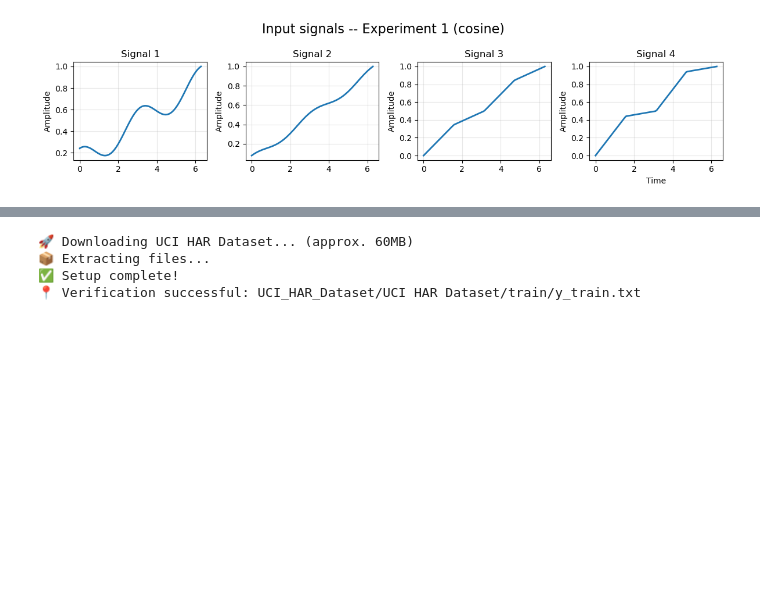
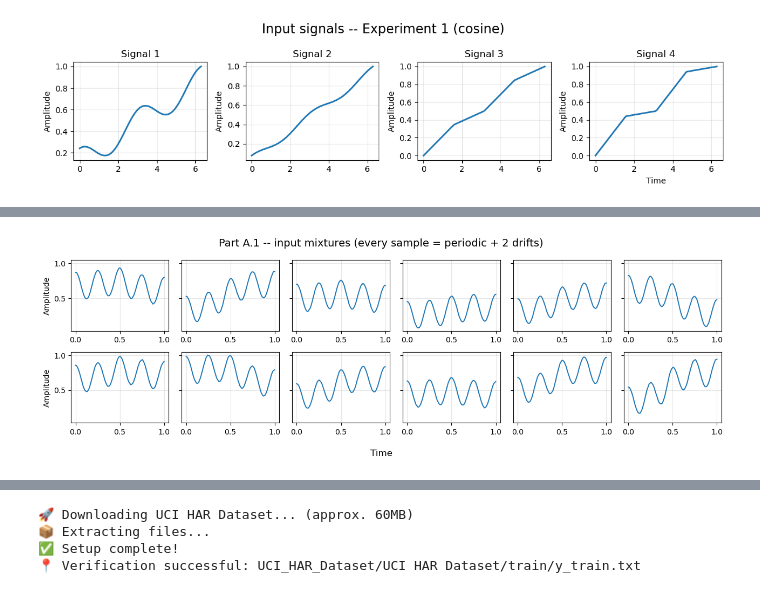
Before and after one commit to shizuo-kaji/TopNMF, a Jupyter notebook: notebook/1DSignal.ipynb, the cells around one changed output, grey strips where cells are left out. Drawn from its saved outputs; the diff is of its cells as text; code cells hidden in the pictures; blank space fills up the shorter version.

```diff
--- a/notebook/1DSignal.ipynb
+++ b/notebook/1DSignal.ipynb
@@ -250,18 +232,0 @@ plt.close("all")
-# %%
-# Standard NMF for comparison with Part B (unimodal basis)
-nmf_pwl = NMF(n_components=3, init='random', random_state=42)
-W_pwl_nmf = nmf_pwl.fit_transform(X_pwl)
-H_pwl_nmf = nmf_pwl.components_
-
-fig, axes = plt.subplots(1, 3, figsize=(18, 4))
-fig.suptitle("Standard NMF basis components", fontsize=16)
-
-for i, ax in enumerate(axes):
-    ax.plot(t_pwl, H_pwl_nmf[i], linewidth=2, color="tab:green")
-    ax.set_xlabel("Time")
-    ax.set_ylabel("Amplitude")
-    ax.set_title(f"NMF Basis {i + 1}")
-    ax.grid(alpha=0.3)
-
-plt.tight_layout()
-plt.show()
@@ -269,0 +281,73 @@ plt.show()
+# %%
+T = 120
+x_A1 = np.linspace(0, 1, T)
+t_axis = x_A1
+
+# ---- Three ground-truth atoms (rank-3 generator) ---------------------------
+# atom_periodic: 4-cycle cosine -> closed loop in delay embedding (periodic).
+n_periods_A1 = 4
+atom_periodic_A1 = (np.cos(2 * np.pi * n_periods_A1 * x_A1) + 1) / 2.0
+
+# atom_drift_1: rising sigmoid (monotonic, non-periodic).
+atom_drift1_A1 = 1.0 / (1.0 + np.exp(-9.0 * (x_A1 - 0.45)))
+atom_drift1_A1 = (atom_drift1_A1 - atom_drift1_A1.min())
+atom_drift1_A1 = atom_drift1_A1 / atom_drift1_A1.max()
+
+# atom_drift_2: falling sigmoid (monotonic, non-periodic, opposite shape).
+atom_drift2_A1 = 1.0 / (1.0 + np.exp(9.0 * (x_A1 - 0.55)))
+atom_drift2_A1 = (atom_drift2_A1 - atom_drift2_A1.min())
+atom_drift2_A1 = atom_drift2_A1 / atom_drift2_A1.max()
+
+atoms3_A1 = np.stack(
+    [atom_periodic_A1, atom_drift1_A1, atom_drift2_A1], axis=0
+).astype(np.float32)
+
+# Two-atom view for evaluation: the periodic atom and a "mean drift" atom
+# (both drifts averaged) -- the best 2-atom summary of the rank-3 signal.
+atoms_A1 = np.stack(
+    [atom_periodic_A1,
+     0.5 * (atom_drift1_A1 + atom_drift2_A1)], axis=0
+).astype(np.float32)
+
+# ---- Mixing-coefficient matrix (the asymmetry that defeats standard NMF) ---
+rng = np.random.default_rng(42)
+n_samples_A1 = 12
+W_true_A1 = np.column_stack([
+    rng.uniform(0.95, 1.05, n_samples_A1),  # periodic: very low variance
+    rng.uniform(0.10, 1.60, n_samples_A1),  # drift 1: large variance
+    rng.uniform(0.10, 1.60, n_samples_A1),  # drift 2: large variance
+]).astype(np.float32)
+X_A1 = (W_true_A1 @ atoms3_A1).astype(np.float32)
+X_A1 += 0.01 * np.abs(rng.standard_normal(X_A1.shape).astype(np.float32))
+X_A1 = X_A1 / X_A1.max()
+
+fig, axes = plt.subplots(2, 6, figsize=(13, 4.2), sharey=True)
+fig.suptitle("Part A.1 -- input mixtures (every sample = periodic + 2 drifts)", fontsize=14)
+for i, ax in enumerate(axes.ravel()):
+    ax.plot(t_axis, X_A1[i], lw=1.4, color="tab:blue")
+#    ax.set_title(f"Sample {i + 1}")
+    ax.grid(alpha=0.3)
+axes[0, 0].set_ylabel("Amplitude")
+axes[1, 0].set_ylabel("Amplitude")
+fig.supxlabel("Time")
+plt.tight_layout()
+plt.show()
+
+fig, axes = plt.subplots(1, 3, figsize=(11, 2.8), sharey=True)
+fig.suptitle("Part A.1 -- ground-truth atoms", fontsize=14)
+labels_A1 = [f"periodic cosine ({n_periods_A1} cycles)",
+             "rising sigmoid drift",
+             "falling sigmoid drift"]
+for i, ax in enumerate(axes):
+    ax.plot(t_axis, atoms3_A1[i], lw=2, color="tab:green")
+    ax.set_title(f"$a_{i + 1}$: {labels_A1[i]}")
+    ax.grid(alpha=0.3)
+plt.tight_layout()
+plt.show()
+
+print("Mixing-weight statistics (rank-3 generator -> rank-2 fit):")
+print(f"  periodic w1: mean={W_true_A1[:, 0].mean():.3f}, std={W_true_A1[:, 0].std():.3f}")
+print(f"  drift1   w2: mean={W_true_A1[:, 1].mean():.3f}, std={W_true_A1[:, 1].std():.3f}")
+print(f"  drift2   w3: mean={W_true_A1[:, 2].mean():.3f}, std={W_true_A1[:, 2].std():.3f}")
+# %% [output]
+[figure, added]
```
Also changed, not shown: parts of 40 cells of this notebook, 4 other files.
